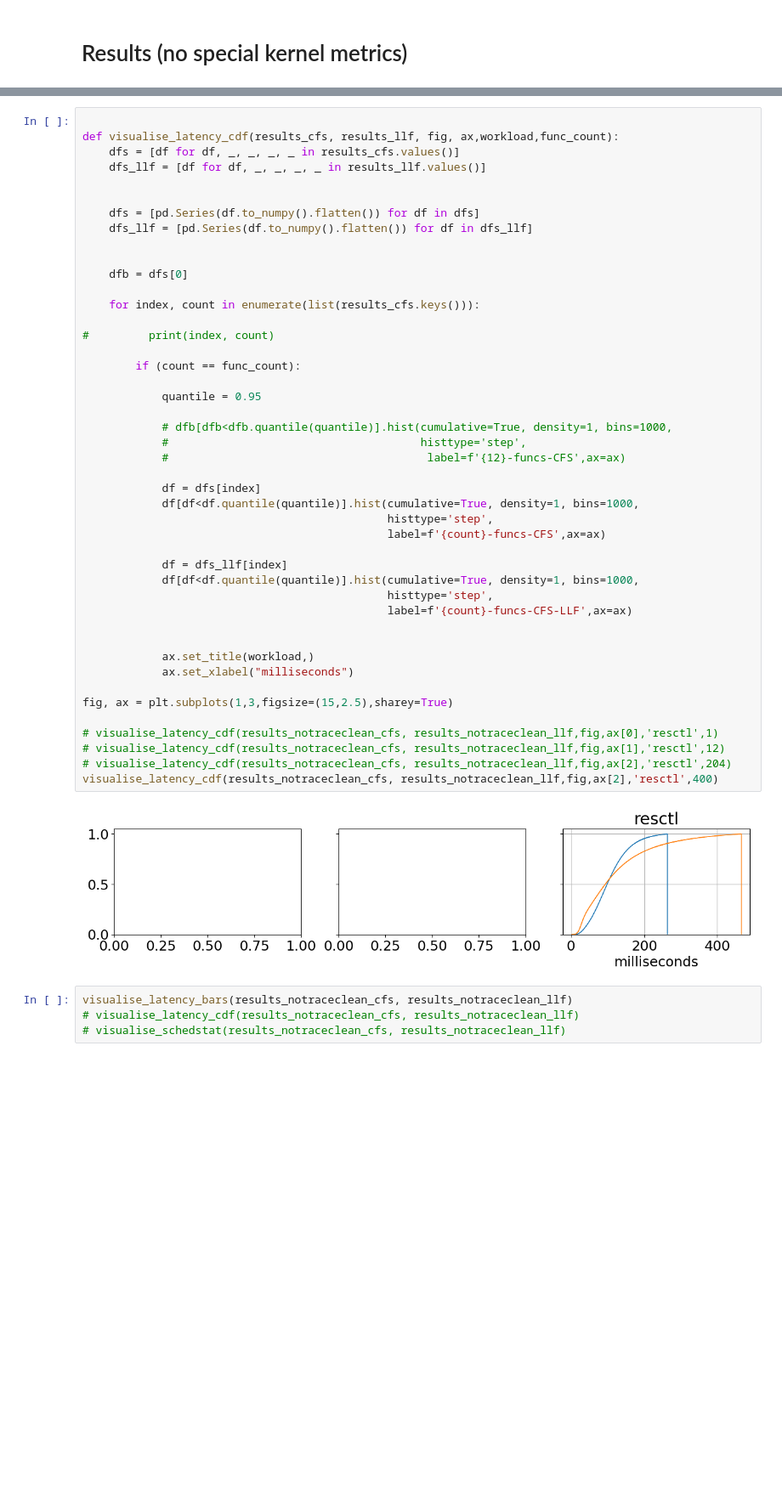
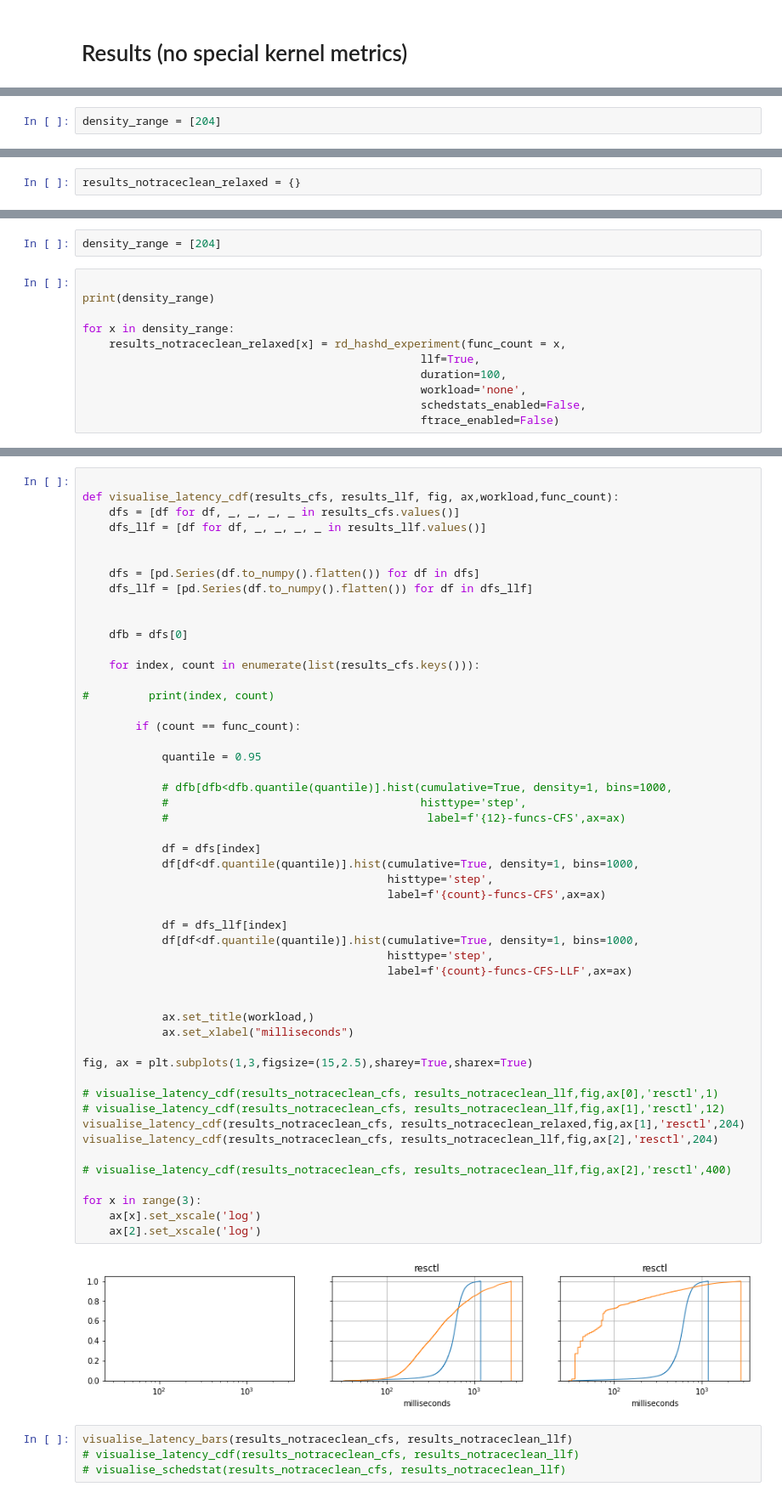
Before and after one commit to isstaif/CFS-LLF_main, a Jupyter notebook: notebooks/rd-hashd (fibo) experiments (compact).ipynb, the cells around one changed output, grey strips where cells are left out. Shown at 85% size. Saved outputs shown, nothing was run; the diff lists cells and outputs as text; blank space fills up the shorter version.

Commit message:
relaxed fairness

```diff
--- a/notebooks/rd-hashd (fibo) experiments (compact).ipynb
+++ b/notebooks/rd-hashd (fibo) experiments (compact).ipynb
@@ -773,6 +759,8 @@ density_range = [400]
 results_notraceclean_cfs = {}
 
 results_notraceclean_llf = {}
+# %%
+density_range = [204]
 # %%
 
 print(density_range)
@@ -935,0 +843,2 @@ dtype: int64
+# %%
+results_notraceclean_relaxed = {}
@@ -935,0 +865,13 @@ dtype: int64
+# %%
+density_range = [204]
+# %%
+
+print(density_range)
+
+for x in density_range:
+    results_notraceclean_relaxed[x] = rd_hashd_experiment(func_count = x,
+                                                   llf=True,
+                                                   duration=100,
+                                                   workload='none',
+                                                   schedstats_enabled=False,
+                                                   ftrace_enabled=False)
@@ -949,37 +920,43 @@ def visualise_latency_cdf(results_cfs, results_llf, fig, ax,workload,func_count)
     for index, count in enumerate(list(results_cfs.keys())):
 
 #         print(index, count)
 
         if (count == func_count):
 
             quantile = 0.95
 
             # dfb[dfb<dfb.quantile(quantile)].hist(cumulative=True, density=1, bins=1000,
             #                                      histtype='step',
             #                                       label=f'{12}-funcs-CFS',ax=ax)
 
             df = dfs[index]
             df[df<df.quantile(quantile)].hist(cumulative=True, density=1, bins=1000,
                                               histtype='step',
                                               label=f'{count}-funcs-CFS',ax=ax)
 
             df = dfs_llf[index]
             df[df<df.quantile(quantile)].hist(cumulative=True, density=1, bins=1000,
                                               histtype='step',
                                               label=f'{count}-funcs-CFS-LLF',ax=ax)
 
 
             ax.set_title(workload,)
             ax.set_xlabel("milliseconds")
 
-fig, ax = plt.subplots(1,3,figsize=(15,2.5),sharey=True)
+fig, ax = plt.subplots(1,3,figsize=(15,2.5),sharey=True,sharex=True)
 
 # visualise_latency_cdf(results_notraceclean_cfs, results_notraceclean_llf,fig,ax[0],'resctl',1)
 # visualise_latency_cdf(results_notraceclean_cfs, results_notraceclean_llf,fig,ax[1],'resctl',12)
-# visualise_latency_cdf(results_notraceclean_cfs, results_notraceclean_llf,fig,ax[2],'resctl',204)
-visualise_latency_cdf(results_notraceclean_cfs, results_notraceclean_llf,fig,ax[2],'resctl',400)
+visualise_latency_cdf(results_notraceclean_cfs, results_notraceclean_relaxed,fig,ax[1],'resctl',204)
+visualise_latency_cdf(results_notraceclean_cfs, results_notraceclean_llf,fig,ax[2],'resctl',204)
+
+# visualise_latency_cdf(results_notraceclean_cfs, results_notraceclean_llf,fig,ax[2],'resctl',400)
+
+for x in range(3):
+    ax[x].set_xscale('log')
+    ax[2].set_xscale('log')
 # %% [output]
-[figure, old version]
+[figure, new version]
 # %%
 visualise_latency_bars(results_notraceclean_cfs, results_notraceclean_llf)
 # visualise_latency_cdf(results_notraceclean_cfs, results_notraceclean_llf)
```
Also changed, not shown: parts of 9 cells of this notebook, 1 other file.
